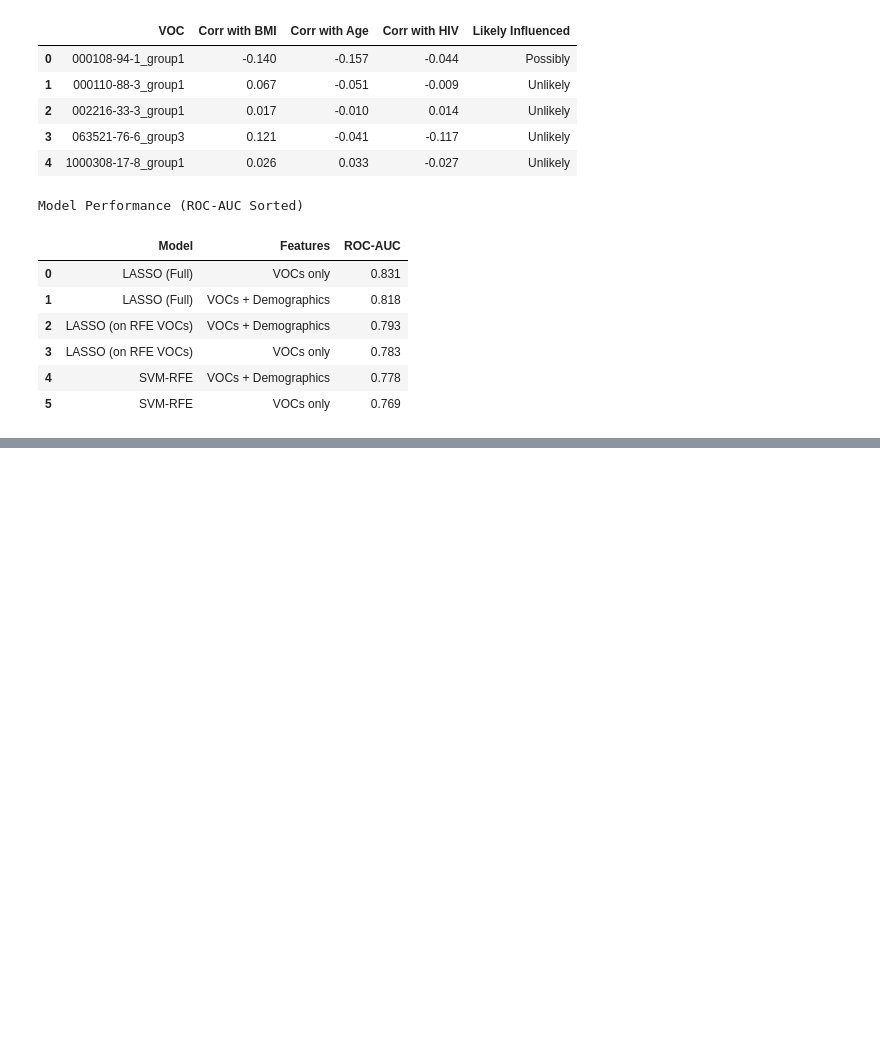
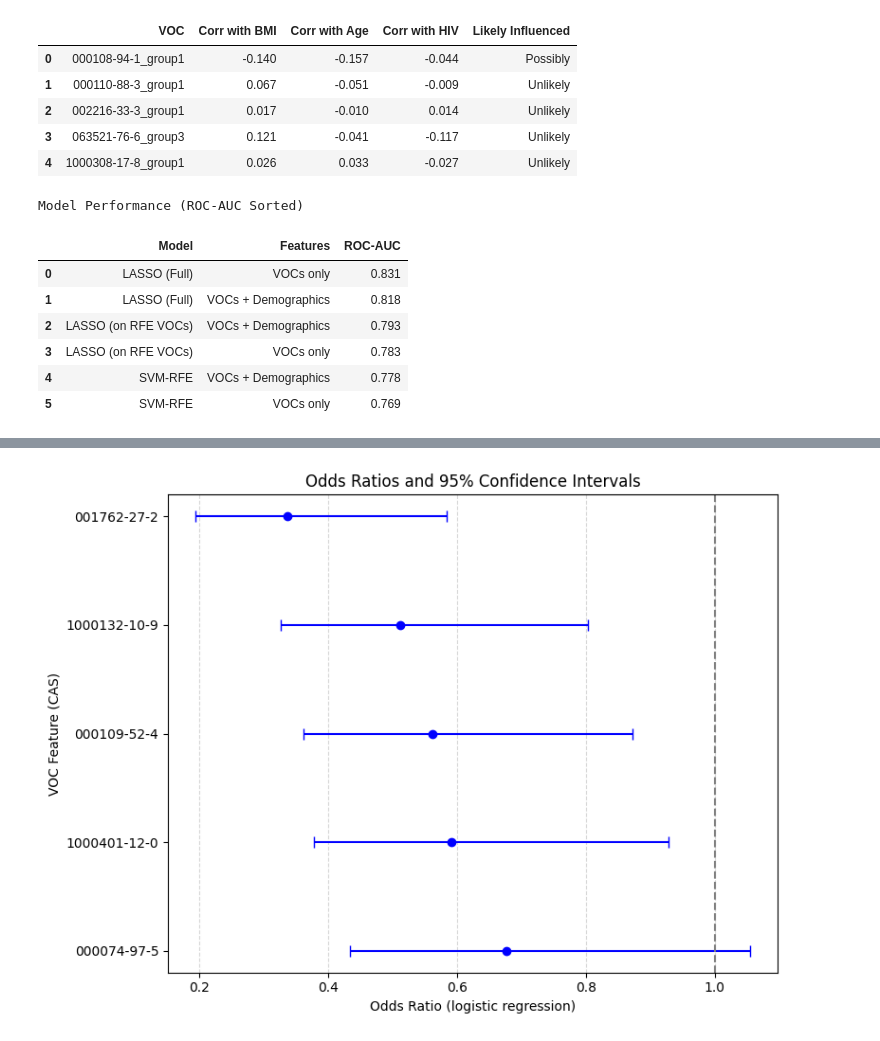
Before and after one commit to tyst-ucsf/capstone-project, a Jupyter notebook: 1d_train_test_split.ipynb, the cells around one changed output, grey strips where cells are left out. Cells and saved outputs as stored; diff of their text form; code cells hidden in the pictures; blank space fills up the shorter version.

```diff
--- a/1d_train_test_split.ipynb
+++ b/1d_train_test_split.ipynb
@@ -984,0 +1075,20 @@ LASSO (Full VOCs + Demos)           0.818
+# %%
+import statsmodels.api as sm
+
+# Using best model (LASSO (RFE VOCs))
+X = x_train_no_demo[overlap_features].copy()
+X = sm.add_constant(X)  # intercept
+y = y_train_no_demo
+
+model = sm.Logit(y, X).fit()
+
+# CI and OR
+summary_df = model.summary2().tables[1]
+summary_df["Odds Ratio"] = np.exp(summary_df["Coef."])
+summary_df["CI Lower"] = np.exp(summary_df["Coef."] - 1.96 * summary_df["Std.Err."])  # 95%
+summary_df["CI Upper"] = np.exp(summary_df["Coef."] + 1.96 * summary_df["Std.Err."])  # 95%
+summary_df = summary_df[["Coef.", "Std.Err.", "P>|z|", "Odds Ratio", "CI Lower", "CI Upper"]]
+summary_df = summary_df.rename(columns={"P>|z|": "p-value"})
+
+
+print(summary_df)
@@ -984,0 +1188,30 @@ LASSO (Full VOCs + Demos)           0.818
+# %%
+# Filtering and sorting
+plot_df = summary_df_pretty[~summary_df_pretty["VOC"].str.contains("Intercept")].copy()  # filtering out intercept
+plot_df["VOC_CAS"] = plot_df["VOC"].str.split("<br>").str[0]  # extracting only CAS
+plot_df = plot_df.sort_values("p", ascending=False)  # sorts similar to table above
+
+
+plt.figure(figsize=(8, 6))
+plt.errorbar(
+    x=plot_df["OR"],
+    y=plot_df["VOC_CAS"],  # CAS only
+    xerr=[
+        plot_df["OR"] - plot_df["95% CI Lower"],
+        plot_df["95% CI Upper"] - plot_df["OR"]
+    ],
+    fmt='o',
+    capsize=4,
+    color='b'
+)
+
+plt.axvline(x=1, color='gray', linestyle='--', label='OR = 1 (no effect)')
+plt.xlabel("Odds Ratio (logistic regression)")
+plt.ylabel("VOC Feature (CAS)")
+plt.title("Odds Ratios and 95% Confidence Intervals")
+plt.grid(True, axis='x', linestyle='--', alpha=0.5)
+plt.tight_layout()
+plt.savefig("output_odds_ratios_plot.pdf", bbox_inches="tight")
+plt.show()
+# %% [output]
+[figure, added]
```
Also changed, not shown: parts of 23 cells of this notebook, 7 other files.
